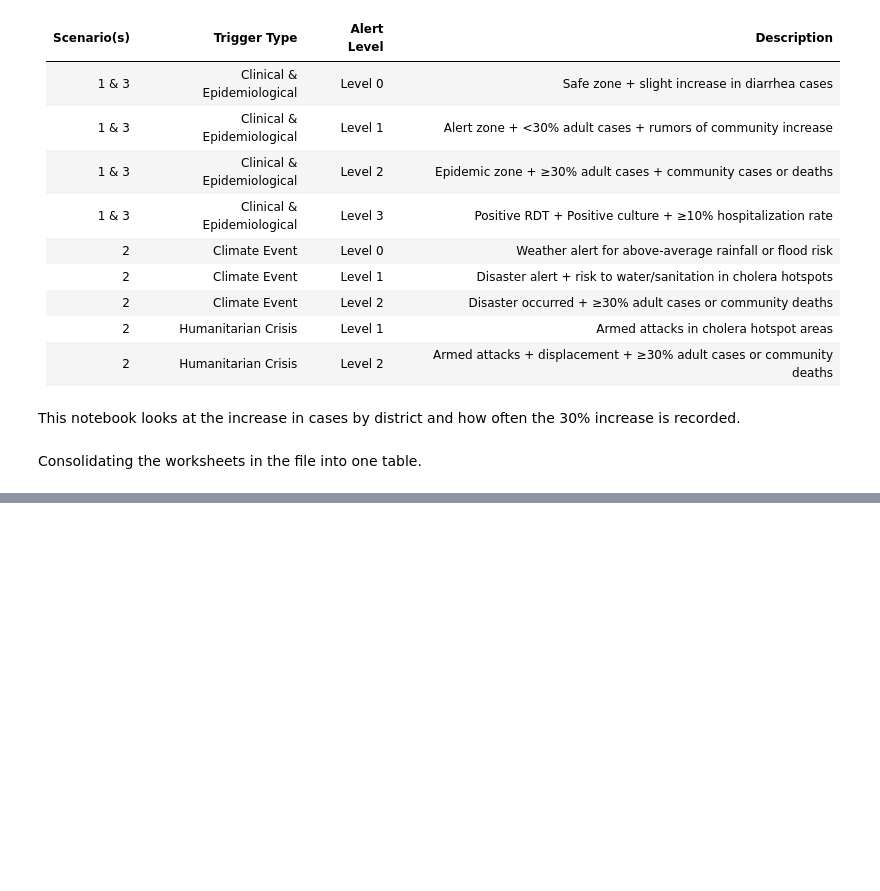
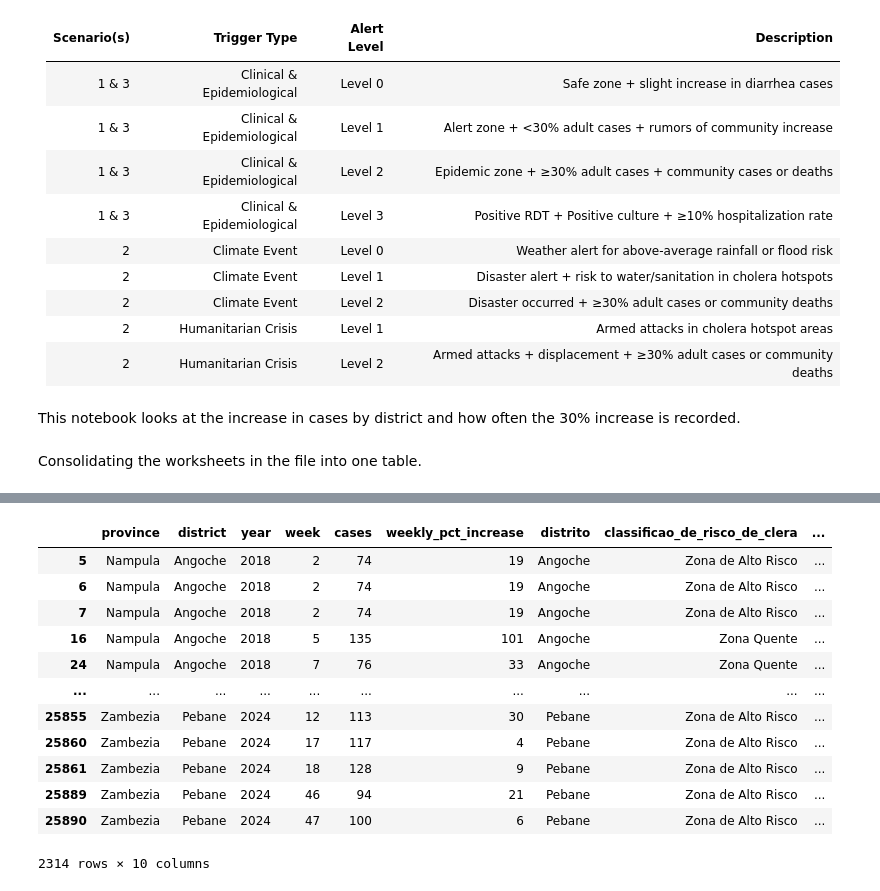
Before and after one commit to OCHA-DAP/ds-aa-moz-cholera, a Jupyter notebook: analysis/01.1_initial_scenario_review.ipynb, the cells around one changed output, grey strips where cells are left out. Saved outputs shown, nothing was run; the diff lists cells and outputs as text; code cells hidden in the pictures; blank space fills up the shorter version.

Commit message:
adding initial review of notebook for the current trigger

```diff
--- a/analysis/01.1_initial_scenario_review.ipynb
+++ b/analysis/01.1_initial_scenario_review.ipynb
@@ -106,0 +147,43 @@ Some logic: If the
+# %%
+# merging the two dataframes on 'distrito' column
+district_df_risk = district_df.merge(
+    postos_risk[["distrito", "classificao_de_risco_de_clera"]],
+    left_on="district",
+    right_on="distrito",
+    how="left",
+)
+# %%
+cond_alto = (
+    (district_df_risk["classificao_de_risco_de_clera"] == "Zona de Alto Risco")
+    & (district_df_risk["weekly_pct_increase"] > 0)
+    & (district_df_risk["weekly_pct_increase"] < 30)
+)
+
+cond_quente = (district_df_risk["classificao_de_risco_de_clera"] == "Zona Quente") & (
+    district_df_risk["weekly_pct_increase"] >= 30
+)
+district_df_risk["meets_criteria"] = np.where(cond_alto | cond_quente, True, False)
+district_df_risk["in_season"] = pd.to_datetime(
+    district_df_risk["year"].astype(int).astype(str)
+    + district_df_risk["week"].fillna(0).astype(int).astype(str).str.zfill(2)
+    + "1",
+    format="%G%V%u",
+).dt.month.isin([10, 11, 12, 1, 2, 3, 4])
+triggered = district_df_risk[
+    district_df_risk["meets_criteria"] & district_df_risk["in_season"]
+]
+triggered
+# %% [output]
+|  | province | district | year | week | cases | weekly_pct_increase | distrito | classificao_de_risco_de_clera | ... |
+| 5 | Nampula | Angoche | 2018 | 2 | 74 | 19 | Angoche | Zona de Alto Risco | ... |
+| 6 | Nampula | Angoche | 2018 | 2 | 74 | 19 | Angoche | Zona de Alto Risco | ... |
+| 7 | Nampula | Angoche | 2018 | 2 | 74 | 19 | Angoche | Zona de Alto Risco | ... |
+| 16 | Nampula | Angoche | 2018 | 5 | 135 | 101 | Angoche | Zona Quente | ... |
+| 24 | Nampula | Angoche | 2018 | 7 | 76 | 33 | Angoche | Zona Quente | ... |
+| ... | ... | ... | ... | ... | ... | ... | ... | ... | ... |
+| 25855 | Zambezia | Pebane | 2024 | 12 | 113 | 30 | Pebane | Zona de Alto Risco | ... |
+| 25860 | Zambezia | Pebane | 2024 | 17 | 117 | 4 | Pebane | Zona de Alto Risco | ... |
+| 25861 | Zambezia | Pebane | 2024 | 18 | 128 | 9 | Pebane | Zona de Alto Risco | ... |
+| 25889 | Zambezia | Pebane | 2024 | 46 | 94 | 21 | Pebane | Zona de Alto Risco | ... |
+| 25890 | Zambezia | Pebane | 2024 | 47 | 100 | 6 | Pebane | Zona de Alto Risco | ... |
+2314 rows × 10 columns
```
Also changed, not shown: parts of 22 cells of this notebook.
